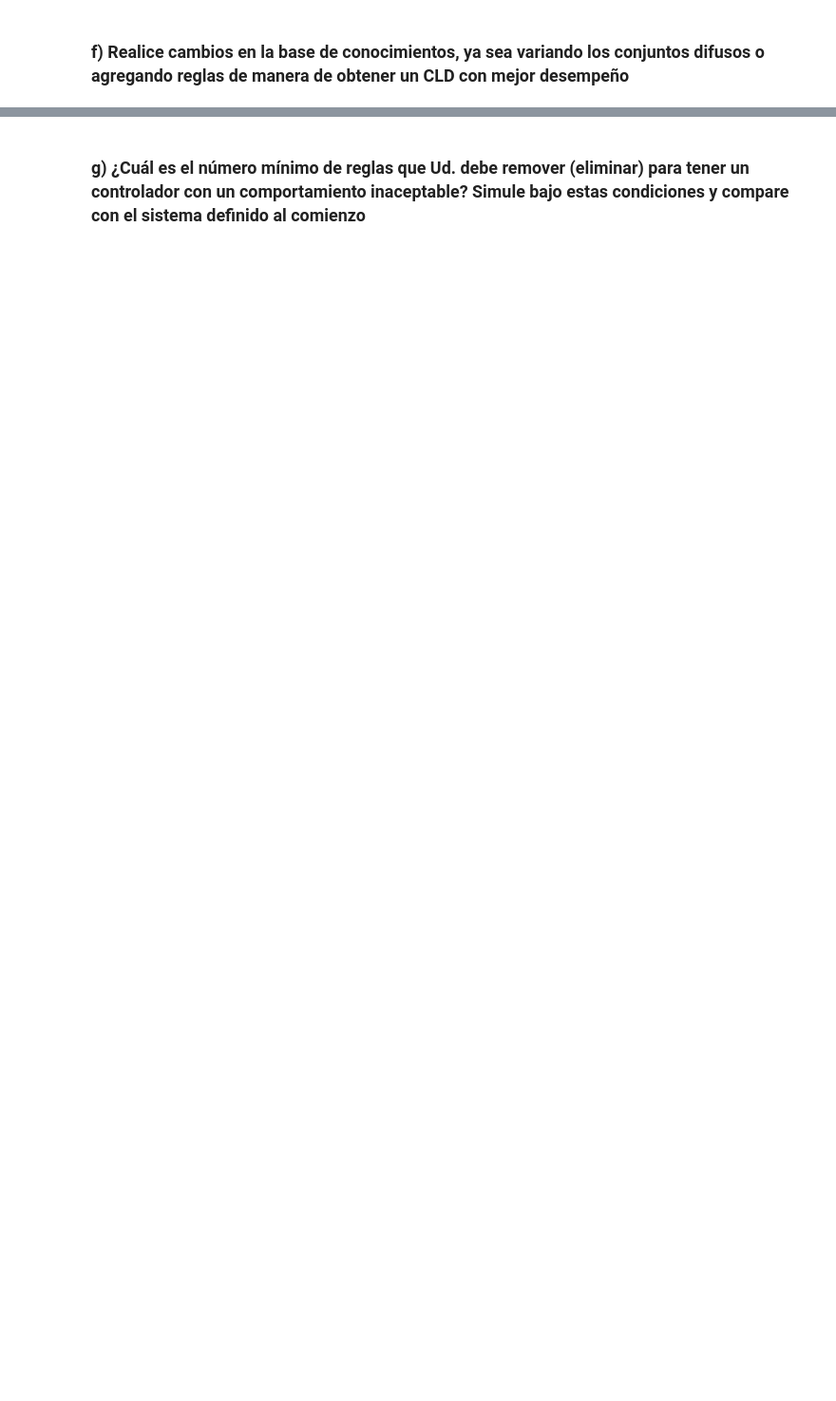
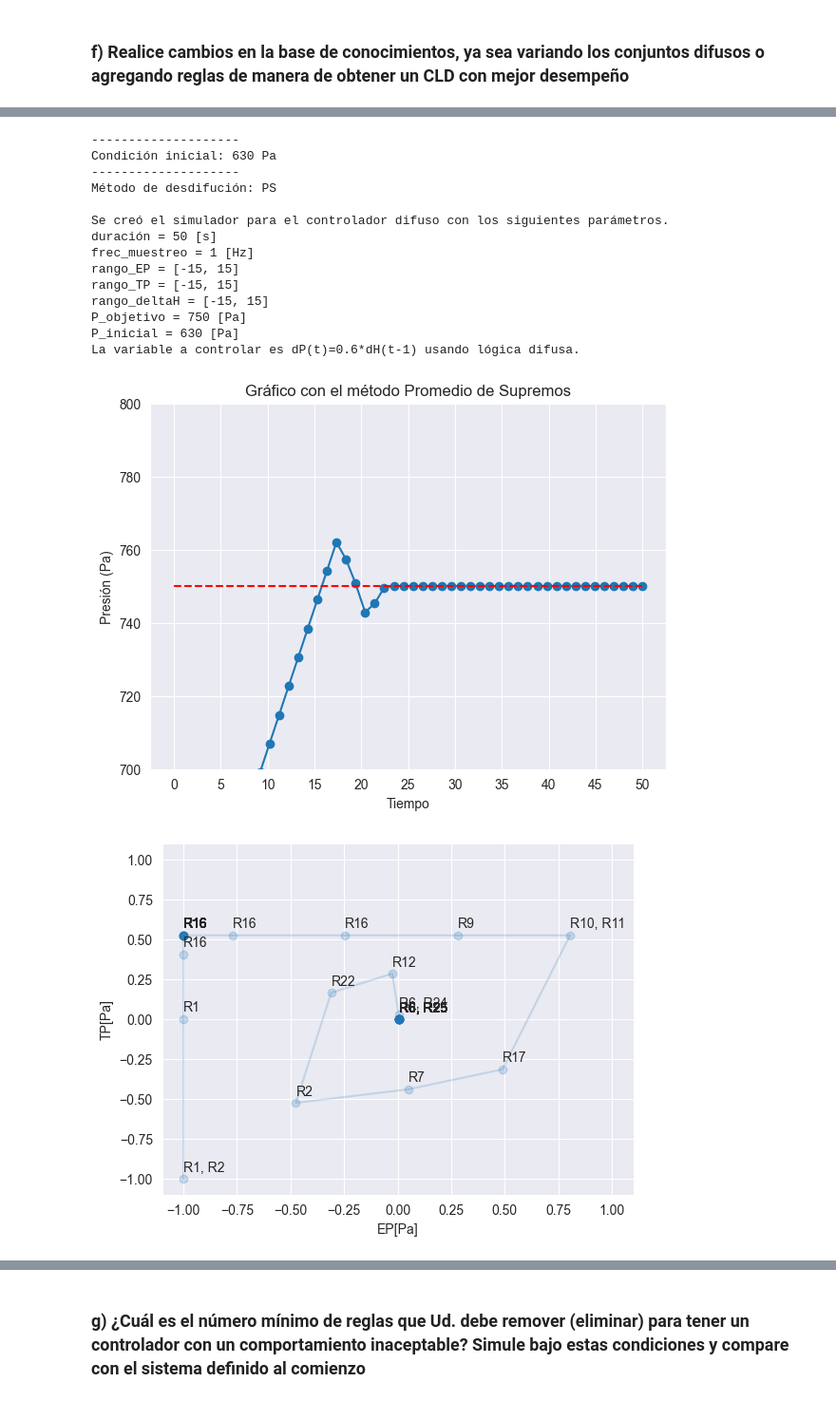
Before and after one commit to NicolasIsla/fuzzy-chainsaw, a Jupyter notebook: proyecto1.ipynb, the cells around one changed output, grey strips where cells are left out. Shown at 95% size. Saved outputs shown, nothing was run; the diff lists cells and outputs as text; code cells hidden in the pictures; blank space fills up the shorter version.

```diff
--- a/proyecto1.ipynb
+++ b/proyecto1.ipynb
@@ -680,0 +701,39 @@ La variable a controlar es dP(t)=0.6*dH(t-1) usando lógica difusa.
+# %%
+mapa_reglas_plus = mapa_reglas.copy()
+
+# mas rapido
+mapa_reglas_plus[(All_Fuzzy_Values["Pm"], All_Fuzzy_Values["Ng"])] = All_Fuzzy_Values["Ni"]
+
+mapa_reglas_plus[(All_Fuzzy_Values["Nm"], All_Fuzzy_Values["Ng"])] = All_Fuzzy_Values["Pi"]
+
+# Menos oscilaciones
+
+mapa_reglas_plus[(All_Fuzzy_Values["Pp"], All_Fuzzy_Values["Pp"])] = All_Fuzzy_Values["Ni"]
+mapa_reglas_plus[(All_Fuzzy_Values["Pp"], All_Fuzzy_Values["Np"])] = All_Fuzzy_Values["Nm"]
+
+mapa_reglas_plus[(All_Fuzzy_Values["Np"], All_Fuzzy_Values["Pp"])] = All_Fuzzy_Values["Pi"]
+mapa_reglas_plus[(All_Fuzzy_Values["Np"], All_Fuzzy_Values["Np"])] = All_Fuzzy_Values["Pm"]
+
+# Estabilidad
+mapa_reglas_plus[(All_Fuzzy_Values["Ce"], All_Fuzzy_Values["Ce"])] = All_Fuzzy_Values["Ce"]
+mapa_reglas_plus[(All_Fuzzy_Values["Pi"], All_Fuzzy_Values["Ni"])] = All_Fuzzy_Values["Ce"]
+mapa_reglas_plus[(All_Fuzzy_Values["Ni"], All_Fuzzy_Values["Ni"])] = All_Fuzzy_Values["Ce"]
+
+simulaciones(mapa_reglas=mapa_reglas_plus,metodos_desdifusion=["PS"], plots = [True, False, True])
+# %% [output]
+--------------------
+Condición inicial: 630 Pa
+--------------------
+Método de desdifución: PS
+
+Se creó el simulador para el controlador difuso con los siguientes parámetros.
+duración = 50 [s]
+frec_muestreo = 1 [Hz]
+rango_EP = [-15, 15]
+rango_TP = [-15, 15]
+rango_deltaH = [-15, 15]
+P_objetivo = 750 [Pa]
+P_inicial = 630 [Pa]
+La variable a controlar es dP(t)=0.6*dH(t-1) usando lógica difusa.
+[figure, added]
+[figure, added]
```
Also changed, not shown: parts of 10 cells of this notebook.
